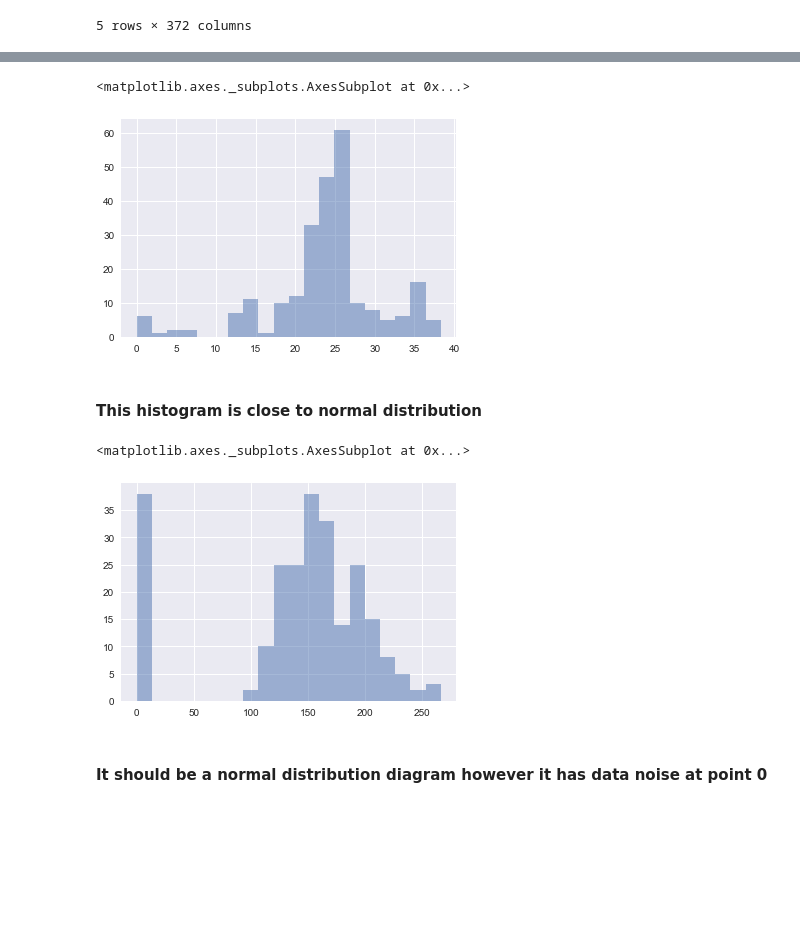
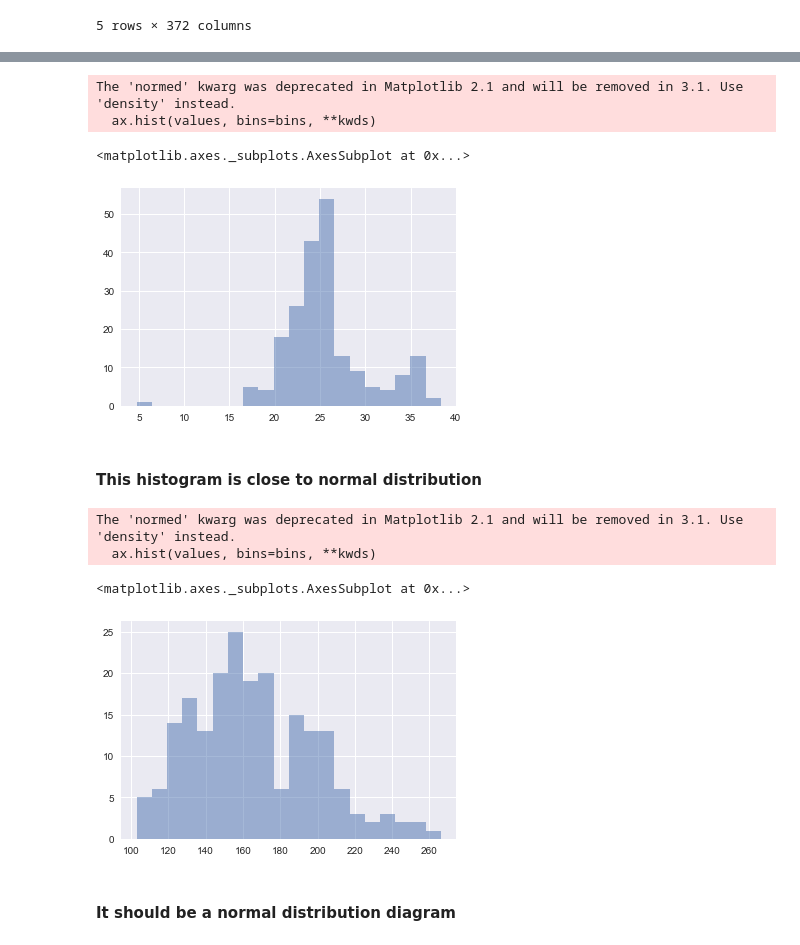
Before and after one commit to garyliu427/portfolio-2019-garyliu427, a Jupyter notebook: Portfolio 1.ipynb, the cells around one changed output, grey strips where cells are left out. Drawn from its saved outputs; the diff is of its cells as text; code cells hidden in the pictures; blank space fills up the shorter version.

```diff
--- a/Portfolio 1.ipynb
+++ b/Portfolio 1.ipynb
@@ -159,17 +161,21 @@ distance.hist(normed=0,histtype='stepfilled',alpha=.5,bins=20)
 # %%
-average_speed=result['Average Speed']
+average_speed=df['Average Speed']
 average_speed.hist(normed=0,histtype='stepfilled',alpha=.5,bins=20)
 # %% [output]
-<matplotlib.axes._subplots.AxesSubplot at 0x...>
+The 'normed' kwarg was deprecated in Matplotlib 2.1 and will be removed in 3.1. Use 'density' instead.
+  ax.hist(values, bins=bins, **kwds)
+<matplotlib.axes._subplots.AxesSubplot at 0x...>
-[figure, old version]
+[figure, new version]
 # %% [markdown]
 #### This histogram is close to normal distribution
 # %%
-average_power=result['Average Power']
+average_power=df['Average Power']
 average_power.hist(normed=0,histtype='stepfilled',alpha=.5,bins=20)
 # %% [output]
-<matplotlib.axes._subplots.AxesSubplot at 0x...>
+The 'normed' kwarg was deprecated in Matplotlib 2.1 and will be removed in 3.1. Use 'density' instead.
+  ax.hist(values, bins=bins, **kwds)
+<matplotlib.axes._subplots.AxesSubplot at 0x...>
-[figure, old version]
+[figure, new version]
 # %% [markdown]
-#### It should be a normal distribution diagram however it has data noise at point 0
+#### It should be a normal distribution diagram
 # %%
```
Also changed, not shown: parts of 9 cells of this notebook.
